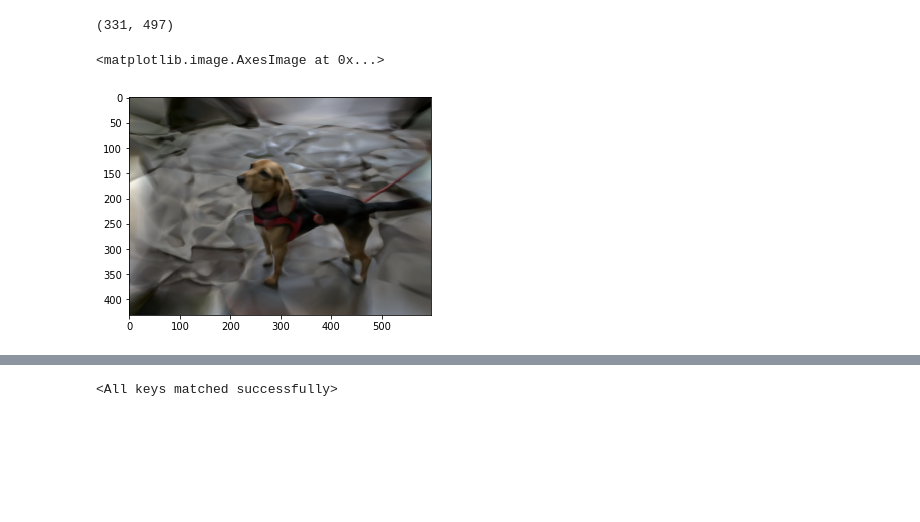
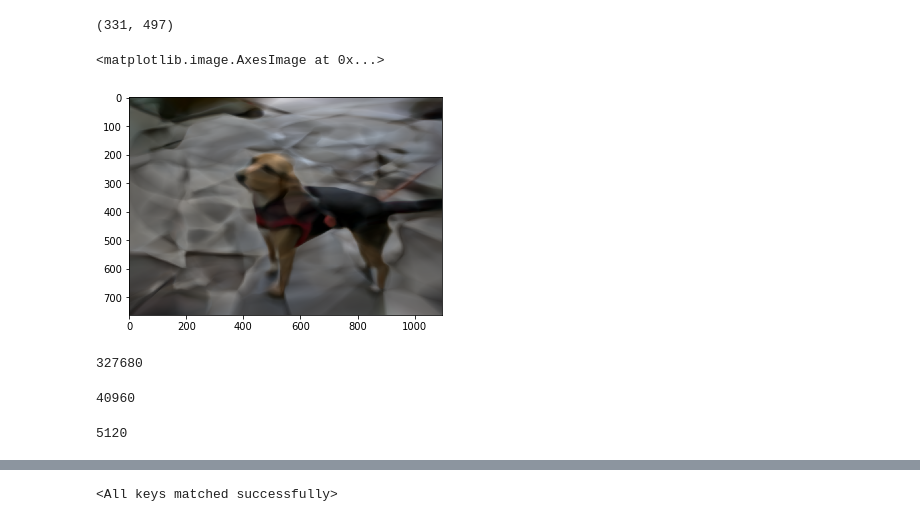
Before and after one commit to thomasbkahn/mlp_image_reconstruction, a Jupyter notebook: dev.ipynb, the cells around one changed output, grey strips where cells are left out. Saved outputs shown, nothing was run; the diff lists cells and outputs as text; code cells hidden in the pictures; blank space fills up the shorter version.

Commit message:
more progress from experiments

```diff
--- a/dev.ipynb
+++ b/dev.ipynb
@@ -262,11 +262,24 @@ import matplotlib.pyplot as plt
 # %%
 import torch
 # %%
-checkpoint_path = "/shed/data/mlp_image_reconstruction_checkpoints/mabel_ithaca_experiment_256x5/checkpoint_00144.pt"
+# checkpoint_path = "/shed/data/mlp_image_reconstruction_checkpoints/mabel_ithaca_64x10/checkpoint_00297.pt"
+checkpoint_path = "/shed/data/mlp_image_reconstruction_checkpoints/mabel_ithaca_256x5_scale02/checkpoint_00016.pt"
 # checkpoint_path = "/shed/data/mlp_image_reconstruction_checkpoints/mabel_ithaca_experiment_final512/checkpoint_00144.pt"
 # checkpoint_path = "/shed/data/mlp_image_reconstruction_checkpoints/mabel_ithaca_experiment_tungsten/mode_RGB/checkpoint_00199.pt"
 img = reconstruct_single(checkpoint_path, hallucination_buffer=50, scale_factor=1)
 plt.imshow(img)
 # %% [output]
 <matplotlib.image.AxesImage at 0x...>
-[figure, old version]
+[figure, new version]
+# %%
+256 * 256 * 5
+# %% [output]
+327680
+# %%
+64 * 64 * 10
+# %% [output]
+40960
+# %%
+16 * 16 * 20
+# %% [output]
+5120
```
Also changed, not shown: parts of 10 cells of this notebook, 3 other files.
